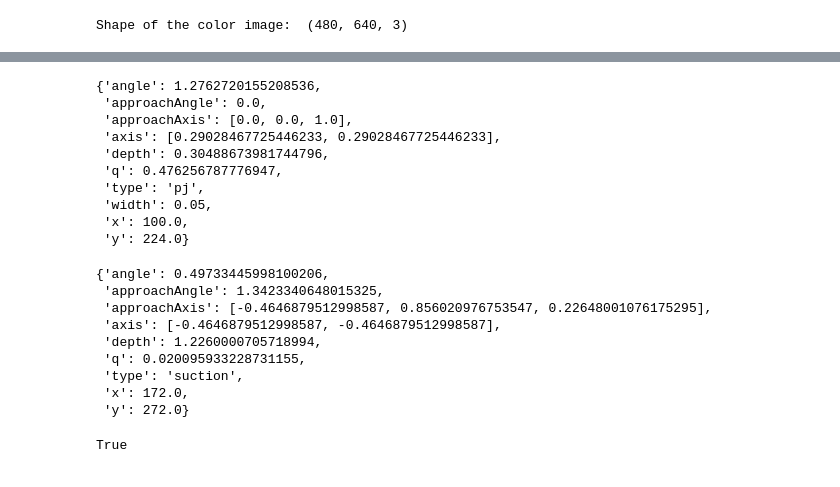
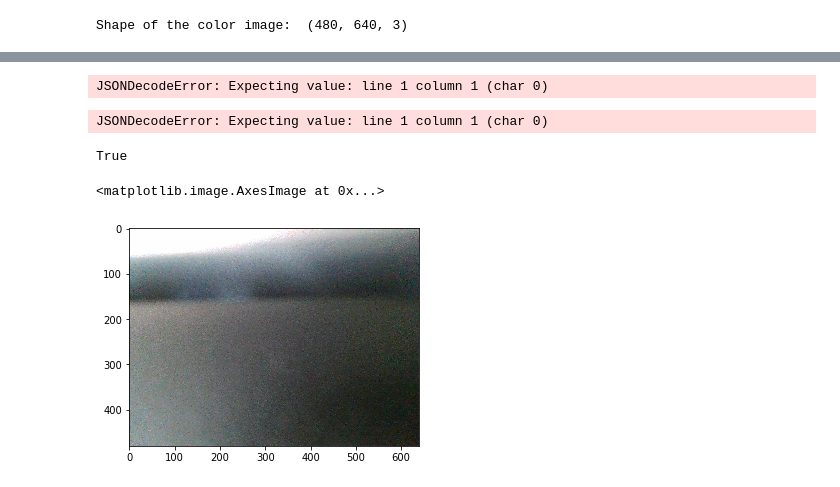
Before and after one commit to MrDio/cv_pipeline-1, a Jupyter notebook: api_connect/api_connect.ipynb, the cells around one changed output, grey strips where cells are left out. Drawn from its saved outputs; the diff is of its cells as text; code cells hidden in the pictures.

```diff
--- a/api_connect/api_connect.ipynb
+++ b/api_connect/api_connect.ipynb
@@ -121,26 +88,9 @@ sampleClient.predictGQCNN_suction(img, d, **intrinsics)
 # %%
-sampleClient.predictFCGQCNN_pj(img, d, segmask['masks'][0], **intrinsics)
+sampleClient.predictFCGQCNN_pj(img, d, segmask['masks'][0], **intrinsics, host='http://10.8.225.8:5000')
 # %% [output]
-{'angle': 1.2762720155208536,
- 'approachAngle': 0.0,
- 'approachAxis': [0.0, 0.0, 1.0],
- 'axis': [0.29028467725446233, 0.29028467725446233],
- 'depth': 0.30488673981744796,
- 'q': 0.476256787776947,
- 'type': 'pj',
- 'width': 0.05,
- 'x': 100.0,
- 'y': 224.0}
+JSONDecodeError: Expecting value: line 1 column 1 (char 0)
 # %%
-sampleClient.predictFCGQCNN_suction(img, d, segmask['masks'][0], **intrinsics)
+sampleClient.predictFCGQCNN_suction(img, d, segmask['masks'][0], **intrinsics, host='http://10.8.225.8:5000')
 # %% [output]
-{'angle': 0.49733445998100206,
- 'approachAngle': 1.3423340648015325,
- 'approachAxis': [-0.4646879512998587, 0.856020976753547, 0.22648001076175295],
- 'axis': [-0.4646879512998587, -0.4646879512998587],
- 'depth': 1.2260000705718994,
- 'q': 0.020095933228731155,
- 'type': 'suction',
- 'x': 172.0,
- 'y': 272.0}
+JSONDecodeError: Expecting value: line 1 column 1 (char 0)
 # %%
@@ -157,0 +126,5 @@ True
+# %%
+plt.imshow(img)
+# %% [output]
+<matplotlib.image.AxesImage at 0x...>
+[figure, added]
```
Also changed, not shown: parts of 17 cells of this notebook, 1 other file.
